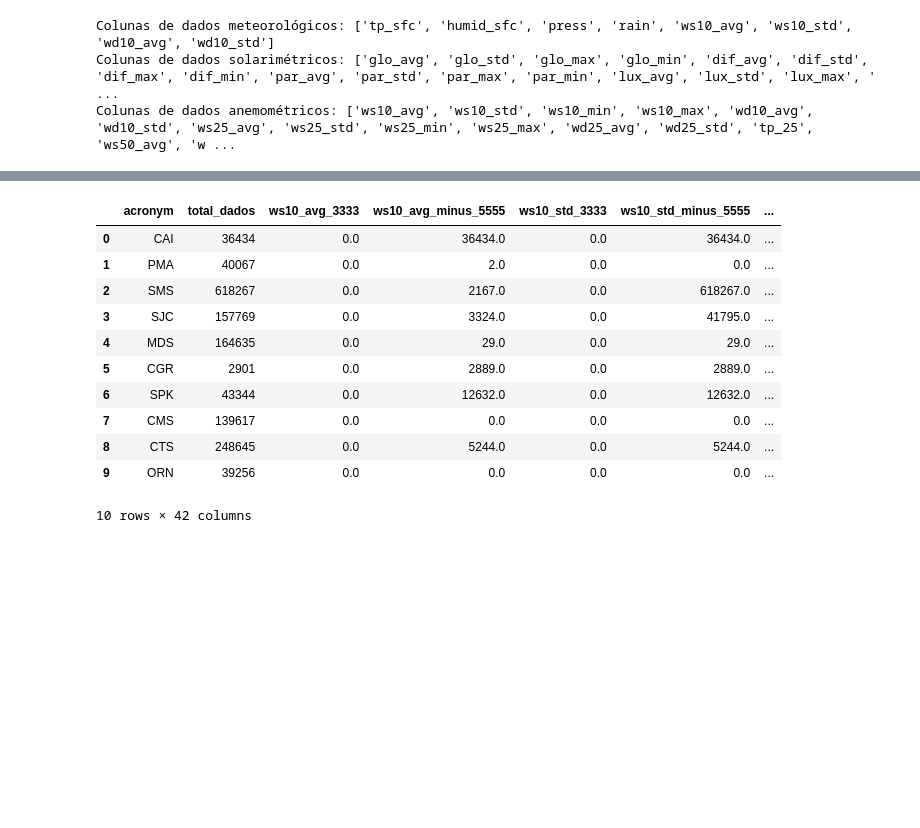
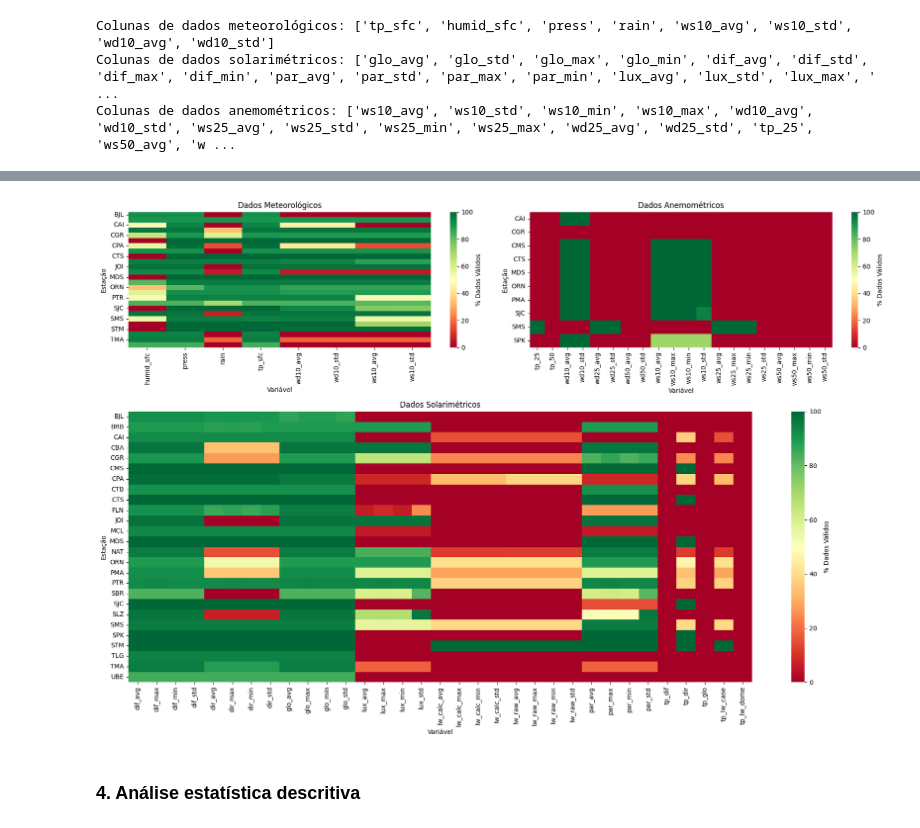
Before and after one commit to labren/sonda-curadoria, a Jupyter notebook: analise_exploratoria.ipynb, the cells around one changed output, grey strips where cells are left out. Cells and saved outputs as stored; diff of their text form; code cells hidden in the pictures; blank space fills up the shorter version.

Commit message:
Análise Exploratória

```diff
--- a/analise_exploratoria.ipynb
+++ b/analise_exploratoria.ipynb
@@ -198,11 +188,10 @@ def verificar_dados_invalidos(base, colunas):
     query = f"""
     SELECT acronym, COUNT(*) AS total_dados,
     """
-    # Para cada coluna em colunas_meteoro, criamos a parte do "dados_invalidos"
+    # Para cada coluna em colunas, criamos a parte do "dados_invalidos"
     for i, coluna in enumerate(colunas):
         query += f"""
-        SUM(CASE WHEN \"{coluna}\" = 3333.0 THEN 1 ELSE 0 END) AS {coluna}_3333,
-        SUM(CASE WHEN \"{coluna}\" = -5555.0 THEN 1 ELSE 0 END) AS {coluna}_minus_5555,
+        SUM(CASE WHEN \"{coluna}\" = 3333.0 OR \"{coluna}\" = -5555.0 OR \"{coluna}\" IS NULL THEN 1 ELSE 0 END) AS {coluna},
         """
     # Remover a última vírgula da consulta
     query = query.rstrip(",\n")
@@ -258,15 +206,60 @@ verificar_dados_invalidos(BASE_SOLARIMETRICA, colunas_solar)
-# %%
-verificar_dados_invalidos(BASE_ANEMOMETRICO, colunas_anemo)
-# %% [output]
-|  | acronym | total_dados | ws10_avg_3333 | ws10_avg_minus_5555 | ws10_std_3333 | ws10_std_minus_5555 | ... |
-| 0 | CAI | 36434 | 0.0 | 36434.0 | 0.0 | 36434.0 | ... |
-| 1 | PMA | 40067 | 0.0 | 2.0 | 0.0 | 0.0 | ... |
-| 2 | SMS | 618267 | 0.0 | 2167.0 | 0.0 | 618267.0 | ... |
-| 3 | SJC | 157769 | 0.0 | 3324.0 | 0.0 | 41795.0 | ... |
-| 4 | MDS | 164635 | 0.0 | 29.0 | 0.0 | 29.0 | ... |
-| 5 | CGR | 2901 | 0.0 | 2889.0 | 0.0 | 2889.0 | ... |
-| 6 | SPK | 43344 | 0.0 | 12632.0 | 0.0 | 12632.0 | ... |
-| 7 | CMS | 139617 | 0.0 | 0.0 | 0.0 | 0.0 | ... |
-| 8 | CTS | 248645 | 0.0 | 5244.0 | 0.0 | 5244.0 | ... |
-| 9 | ORN | 39256 | 0.0 | 0.0 | 0.0 | 0.0 | ... |
-10 rows × 42 columns
+# %%
+# Verifica dados inválidos na base meteorológica
+invalidos_meteoro = verificar_dados_invalidos(BASE_METEOROLOGICO, colunas_meteoro)
+# Verifica dados inválidos na base solarimétrica
+invalidos_solar = verificar_dados_invalidos(BASE_SOLARIMETRICA, colunas_solar)
+# Verifica dados inválidos na base anemométrica
+invalidos_anemo = verificar_dados_invalidos(BASE_ANEMOMETRICO, colunas_anemo)
+# %%
+def visualizar_completude_reformulado(df_invalidos_meteoro, df_invalidos_anemo, df_invalidos_solar, titulos):
+    fig = plt.figure(figsize=(18, 12))
+    gs = GridSpec(2, 2, figure=fig, height_ratios=[1, 2])
+
+    # Subplots superiores (dados meteorológicos e anemométricos)
+    ax1 = fig.add_subplot(gs[0, 0])
+    ax2 = fig.add_subplot(gs[0, 1])
+    # Subplot inferior (dados solarimétricos)
+    ax3 = fig.add_subplot(gs[1, :])  # ocupa ambas as colunas da linha de baixo
+
+    for ax, df_invalidos, titulo in zip([ax1, ax2], [df_invalidos_meteoro, df_invalidos_anemo], titulos[:2]):
+        porcentagem_validos = df_invalidos.copy()
+        for col in porcentagem_validos.columns[2:]:
+            porcentagem_validos[col] = 100 - (porcentagem_validos[col] / porcentagem_validos['total_dados'] * 100)
+
+        df_melted = porcentagem_validos.melt(id_vars=['acronym'],
+                                             value_vars=porcentagem_validos.columns[2:],
+                                             var_name='variavel', value_name='porcentagem_validos')
+        pivot = df_melted.pivot(index='acronym', columns='variavel', values='porcentagem_validos')
+        sns.heatmap(pivot, cmap='RdYlGn', vmin=0, vmax=100, annot=False,
+                    cbar_kws={'label': '% Dados Válidos'}, ax=ax)
+        ax.set_title(titulo)
+        ax.set_xlabel('Variável')
+        ax.set_ylabel('Estação')
+        ax.tick_params(axis='x', rotation=90)
+
+    # Plot da parte inferior
+    porcentagem_validos = df_invalidos_solar.copy()
+    for col in porcentagem_validos.columns[2:]:
+        porcentagem_validos[col] = 100 - (porcentagem_validos[col] / porcentagem_validos['total_dados'] * 100)
+
+    df_melted = porcentagem_validos.melt(id_vars=['acronym'],
+                                         value_vars=porcentagem_validos.columns[2:],
+                                         var_name='variavel', value_name='porcentagem_validos')
+    pivot = df_melted.pivot(index='acronym', columns='variavel', values='porcentagem_validos')
+    sns.heatmap(pivot, cmap='RdYlGn', vmin=0, vmax=100, annot=False,
+                cbar_kws={'label': '% Dados Válidos'}, ax=ax3)
+    ax3.set_title(titulos[2])
+    ax3.set_xlabel('Variável')
+    ax3.set_ylabel('Estação')
+    ax3.tick_params(axis='x', rotation=90)
+
+    plt.tight_layout()
+    plt.show()
+
+# Chamando a função reformulada
+visualizar_completude_reformulado(invalidos_meteoro, invalidos_anemo, invalidos_solar,
+                                  ['Dados Meteorológicos', 'Dados Anemométricos', 'Dados Solarimétricos'])
+# %% [output]
+[figure, added]
+# %% [markdown]
+### 4. Análise estatística descritiva
```
Also changed, not shown: parts of 14 cells of this notebook.
